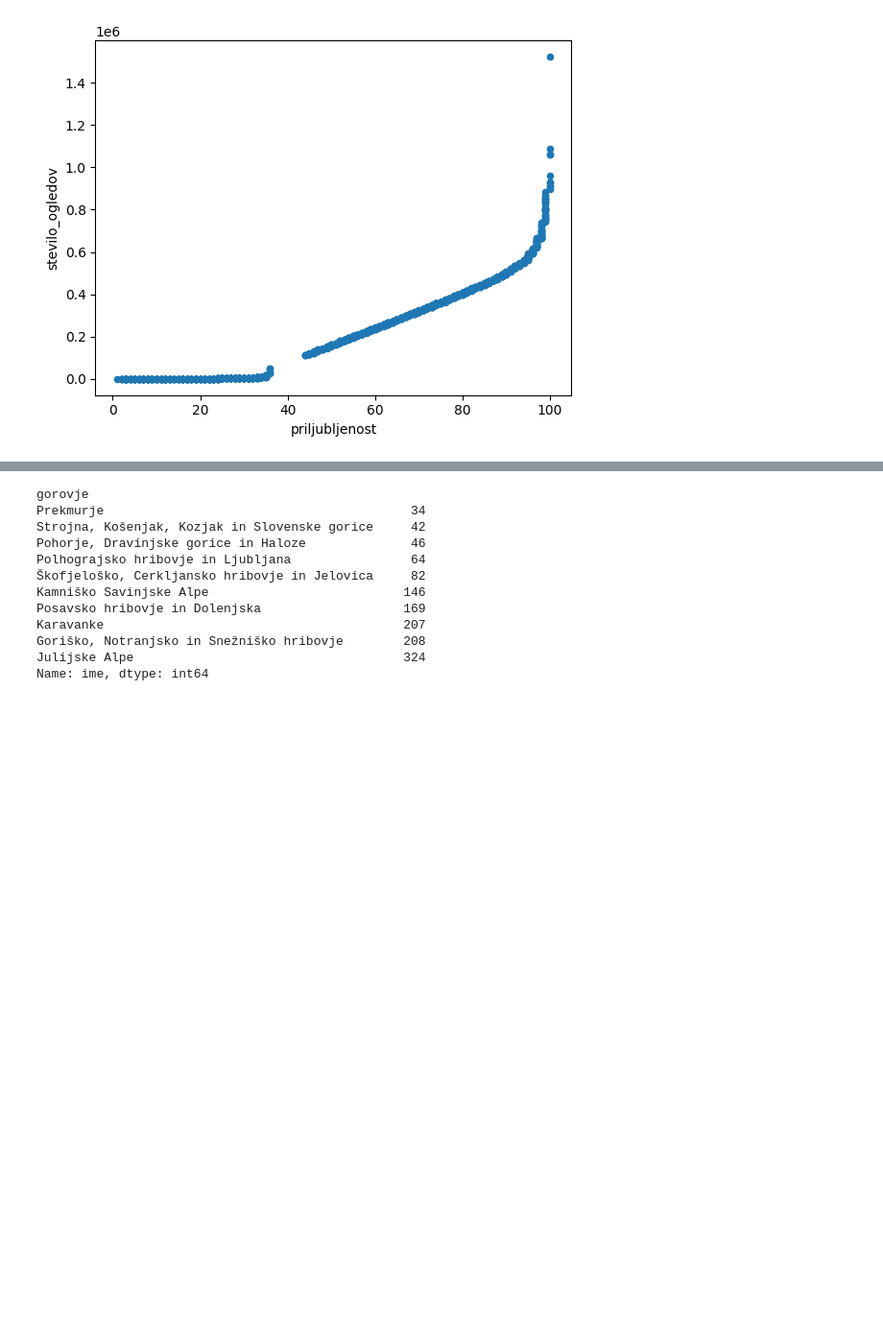
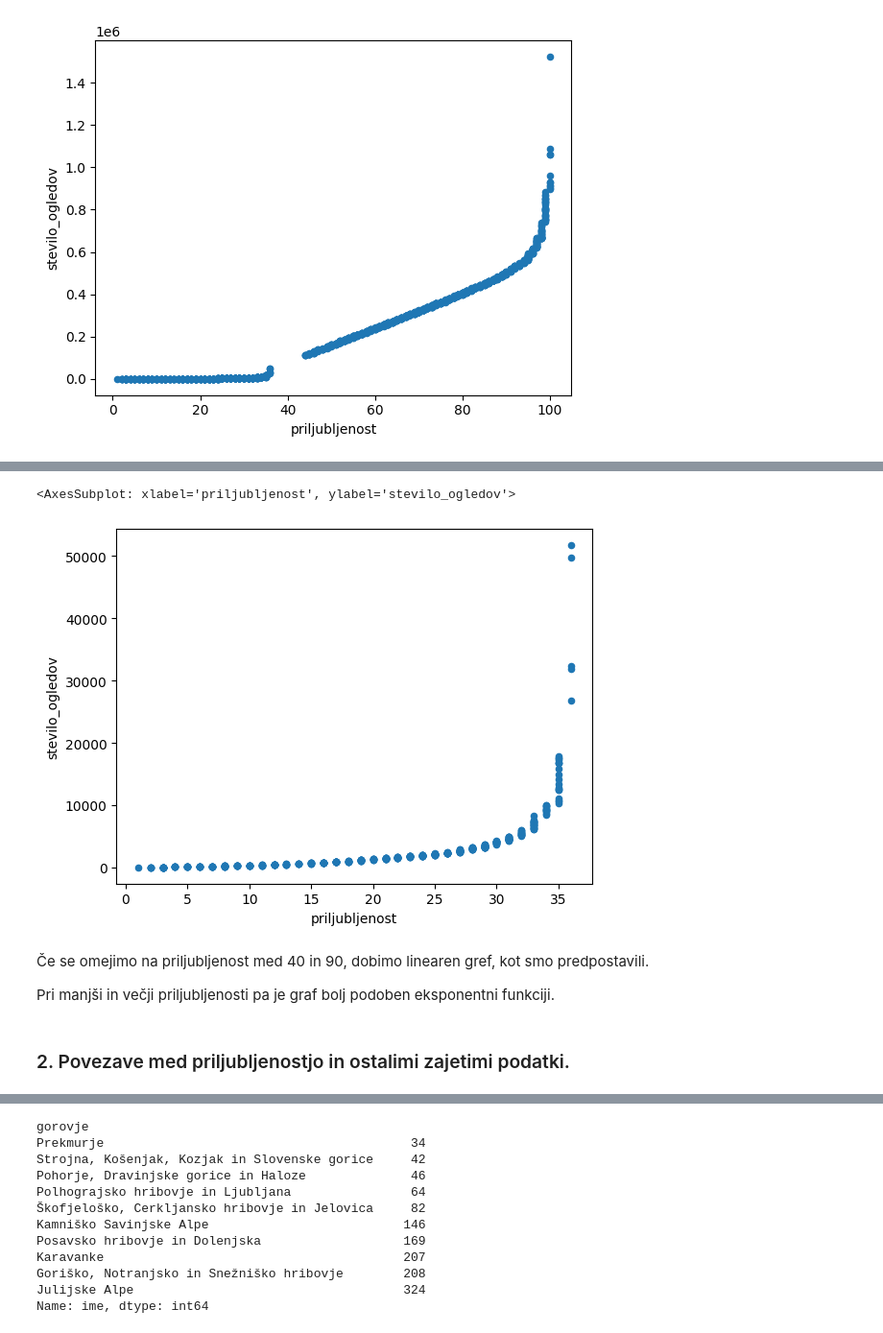
Before and after one commit to MancaMurn/Priljubljenost_slovenskih_gora, a Jupyter notebook: analiza.ipynb, the cells around one changed output, grey strips where cells are left out. Shown at 96% size. Saved outputs shown, nothing was run; the diff lists cells and outputs as text; code cells hidden in the pictures; blank space fills up the shorter version.

```diff
--- a/analiza.ipynb
+++ b/analiza.ipynb
@@ -133,0 +121,11 @@ Poglejmo, če je priljubljenost kakorkoli povezana z gorovjem.
+# %%
+manj_priljubljeni.plot(kind='scatter', y ='stevilo_ogledov', x = 'priljubljenost')
+# %% [output]
+<AxesSubplot: xlabel='priljubljenost', ylabel='stevilo_ogledov'>
+[figure, added]
+# %% [markdown]
+Če se omejimo na priljubljenost med 40 in 90, dobimo linearen gref, kot smo predpostavili.
+
+Pri manjši in večji priljubljenosti pa je graf bolj podoben eksponentni funkciji.
+# %% [markdown]
+### 2. Povezave med priljubljenostjo in ostalimi zajetimi podatki.
```
Also changed, not shown: parts of 46 cells of this notebook.
